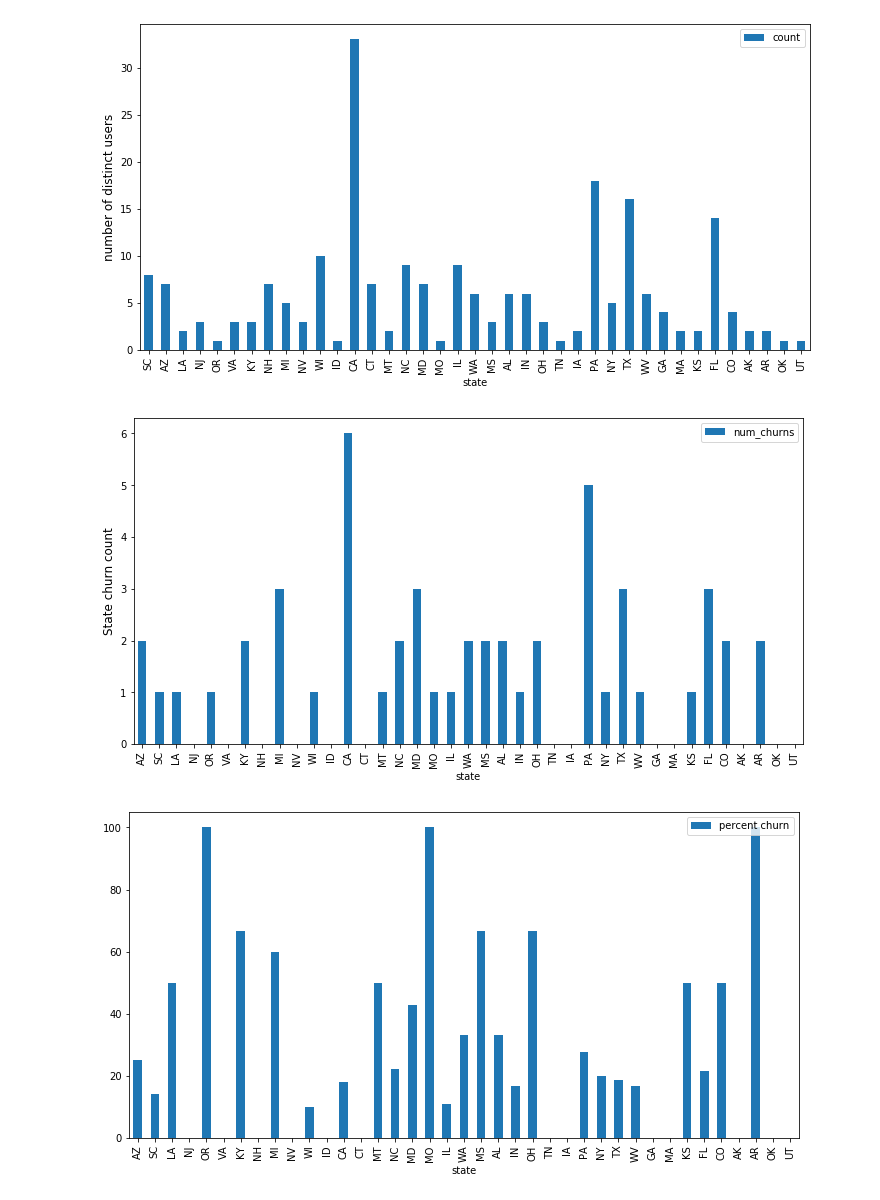
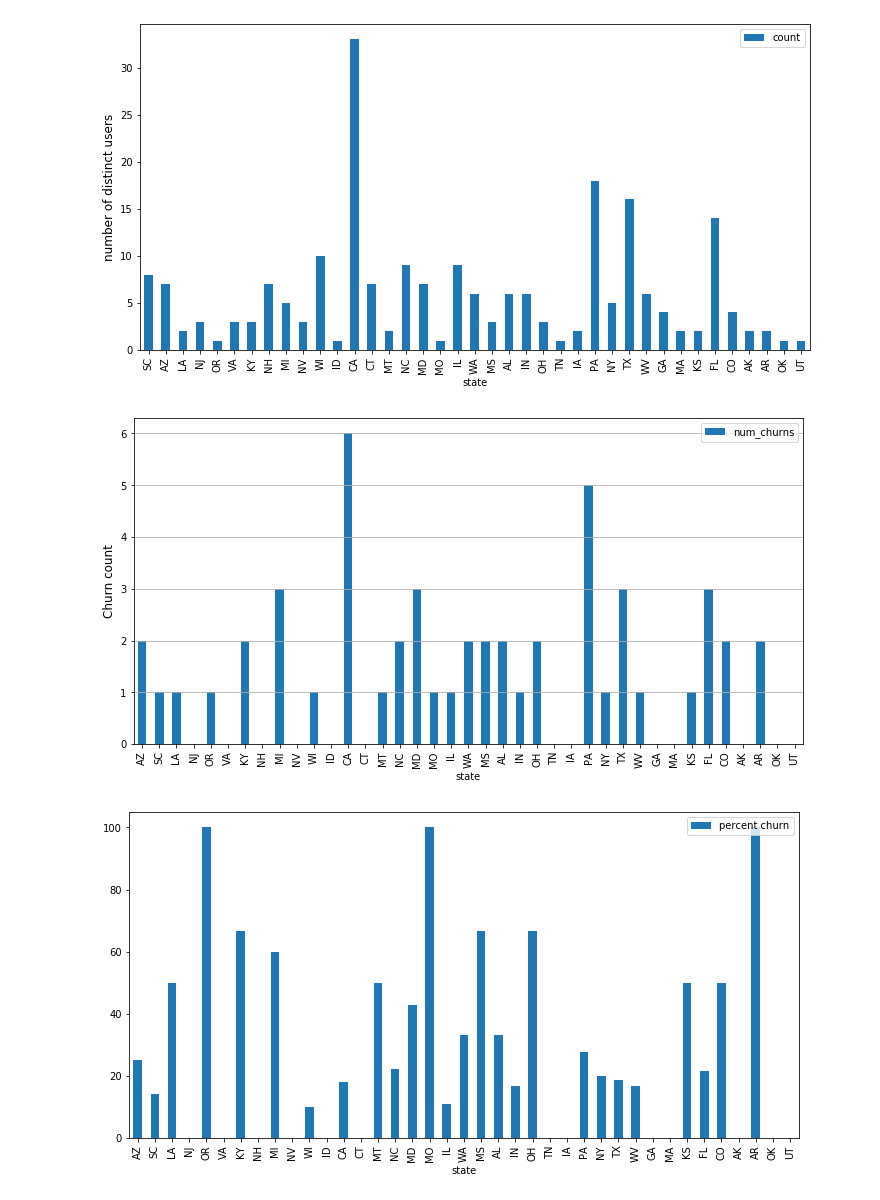
Before and after one commit to alwz1/Sparkify, a Jupyter notebook: Sparkify.ipynb, the cells around one changed output. Saved outputs shown, nothing was run; the diff lists cells and outputs as text; code cells hidden in the pictures.

```diff
--- a/Sparkify.ipynb
+++ b/Sparkify.ipynb
@@ -124 +100,4 @@ df_valid = df_valid.na.fill(0, subset=['length'])
+# %%
+# Users without registration are not valid for churn analysis, and thus will be dropped.
+df_valid = df.dropna(subset=['registration'])
 # %%
@@ -366,5 +321,12 @@ Define churn events as`Cancellation Confirmation` events or `Submit Downgrade` e
 Create a column `churn_user` to use as the label for the model.
 # %%
 # define churn event
-flag_churn_event = F.udf(lambda x: 1 if (
-    x == 'Cancellation Confirmation') else 0, T.IntegerType())
+flag_churn_event = F.udf(
+    lambda x: 1 if x == 'Cancellation Confirmation' else 0, T.IntegerType())
+
+# create churn event column
+df_valid = df_valid.withColumn('churn_event', flag_churn_event('page'))
+
+# create churn user column
+df_valid = df_valid.withColumn('churn_user', F.max(
+    'churn_event').over(Window.partitionBy('userId')))
@@ -508,9 +514,10 @@ df_state_churns = df_valid.groupby('state').sum('churn_event').toPandas()
 df_state_churns.columns = ['state', 'num_churns']
 # %%
 ax = df_state_churns.plot.bar(x='state', y='num_churns', figsize=(12, 6))
-ax.set_ylabel('State churn count', fontsize=12);
+ax.grid(axis='y')
+ax.set_ylabel('Churn count', fontsize=12);
 # %% [output]
-[figure, old version]
+[figure, new version]
 # %%
 df_state_churns['percent churn'] = df_state_churns['num_churns'] / \
     df_state_counts['count'] * 100
```
Also changed, not shown: parts of 123 cells of this notebook.
